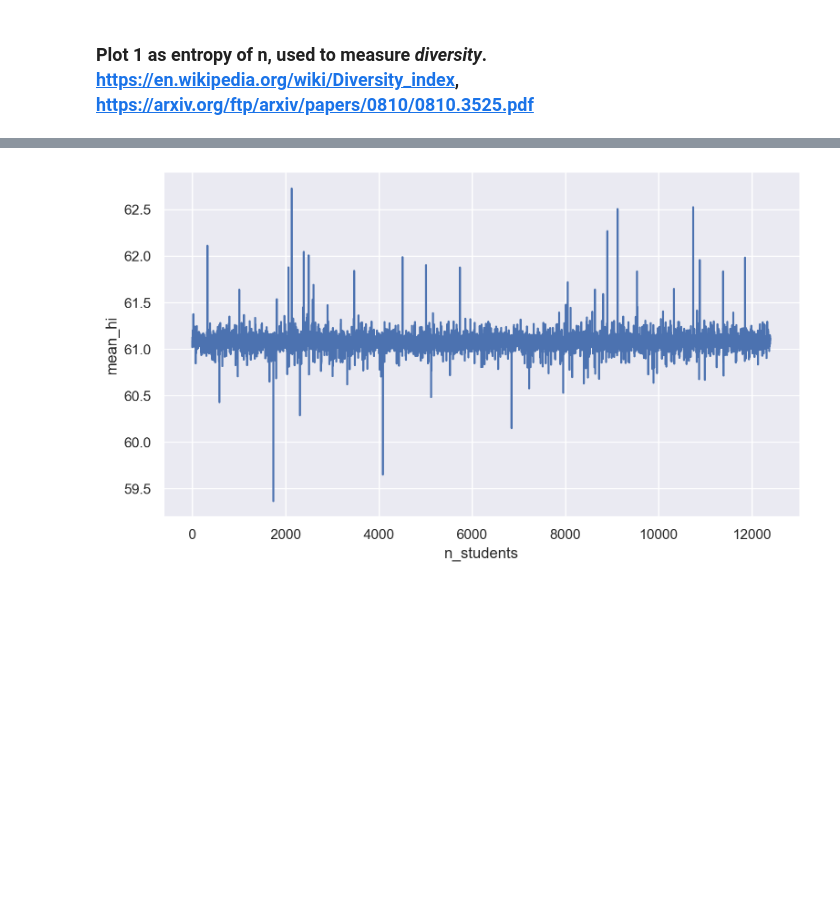
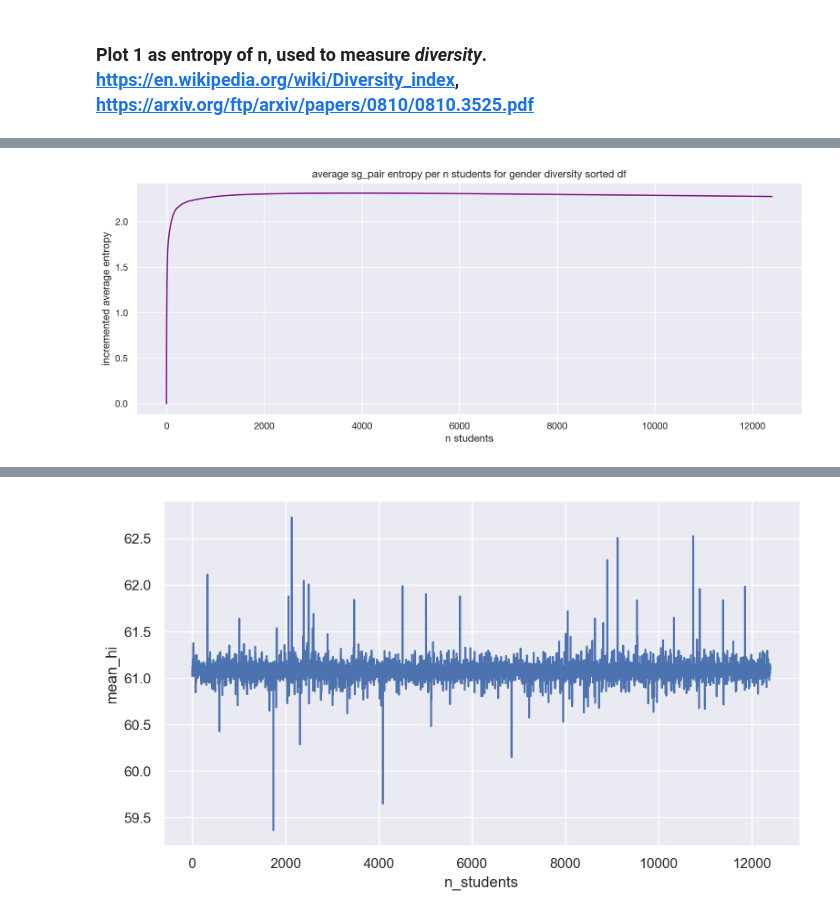
Before and after one commit to s183910/Bachelor_Gabi_Kat, a Jupyter notebook: Notebooks/Basic_dists/Baselines.ipynb, the cells around one changed output, grey strips where cells are left out. Saved outputs shown, nothing was run; the diff lists cells and outputs as text; code cells hidden in the pictures; blank space fills up the shorter version.

```diff
--- a/Notebooks/Basic_dists/Baselines.ipynb
+++ b/Notebooks/Basic_dists/Baselines.ipynb
@@ -360,0 +599,19 @@ Name: Entropy, dtype: float64
+# %%
+#value counts per row
+data_value_counts_GENDER = []
+for i in range(1,len(gender_df)+1):
+    data_value_counts_GENDER.append(np.array([gender_df["GENDER_bin"][:i].value_counts(normalize=True)]))
+
+gender_df["value_counts_col_GENDER"] = data_value_counts_GENDER
+
+#Entropy for each row
+
+data_entropy_GENDER = []
+for i in range(len(df_sort)):
+    data_entropy_GENDER.append(-(gender_df["value_counts_col_GENDER"][i]*np.log(gender_df["value_counts_col_GENDER"][i])).sum())
+
+gender_df["entropy_col_GENDER"] = data_entropy_GENDER
+
+#Average Incremenatal entropy
+
+gender_df["incr_entropy_GENDER"] = gender_df.entropy_col_GENDER.expanding().mean()
@@ -360,0 +706,12 @@ Name: Entropy, dtype: float64
+# %%
+#ENTROPY sg_pair gender_sort
+
+gender_df["n_students"] = range(len(gender_df))
+
+# Look of single lineplot of mergesort grades as function of n
+sns.lineplot(x="n_students", y="incr_entropy", data=gender_df, color="purple").set_title("average sg_pair entropy per n students for gender diversity sorted df")
+plt.xlabel('n students')
+plt.ylabel('incremented average entropy')
+plt.show()
+# %% [output]
+[figure, added]
```
Also changed, not shown: parts of 63 cells of this notebook.
